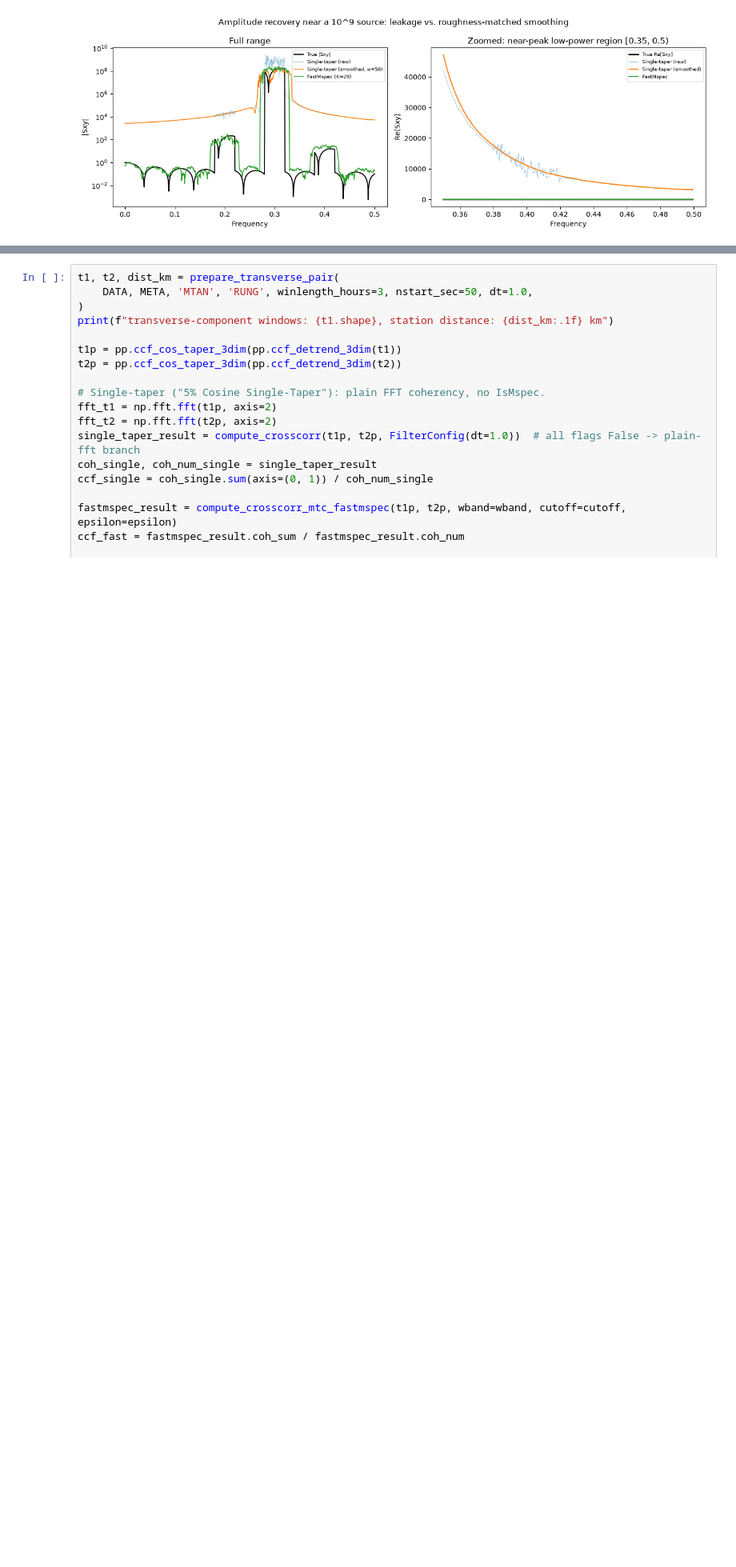
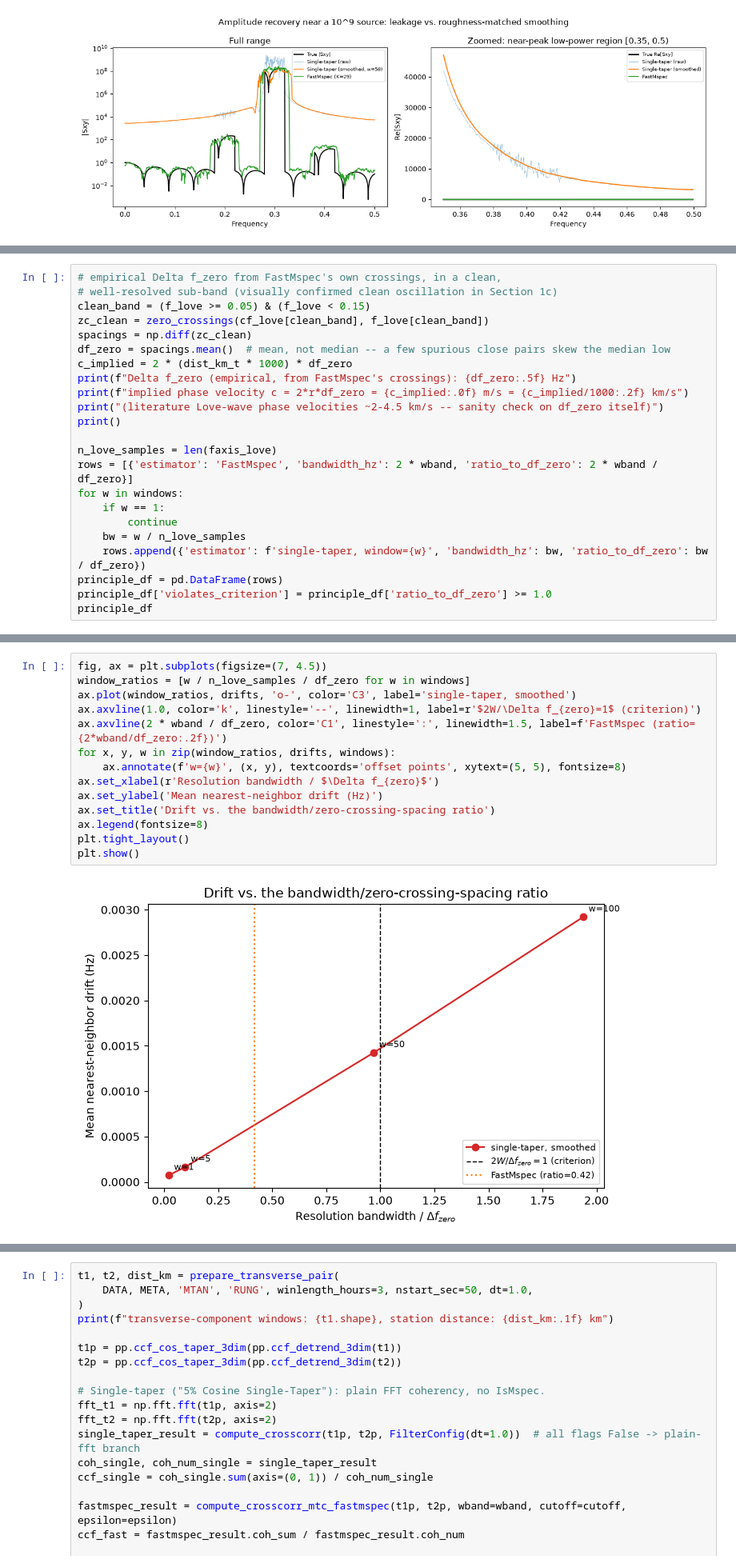
Before and after one commit to URseismology/FastMSPEC, a Jupyter notebook: notebooks/03_fastmspec_application.ipynb, the cells around one changed output, grey strips where cells are left out. Shown at 80% size. Drawn from its saved outputs; the diff is of its cells as text; blank space fills up the shorter version.

```diff
--- a/notebooks/03_fastmspec_application.ipynb
+++ b/notebooks/03_fastmspec_application.ipynb
@@ -457,0 +596,23 @@ cheaper estimate) gets you the leakage suppression half of that.
+# %%
+# empirical Delta f_zero from FastMspec's own crossings, in a clean,
+# well-resolved sub-band (visually confirmed clean oscillation in Section 1c)
+clean_band = (f_love >= 0.05) & (f_love < 0.15)
+zc_clean = zero_crossings(cf_love[clean_band], f_love[clean_band])
+spacings = np.diff(zc_clean)
+df_zero = spacings.mean()  # mean, not median -- a few spurious close pairs skew the median low
+c_implied = 2 * (dist_km_t * 1000) * df_zero
+print(f"Delta f_zero (empirical, from FastMspec's crossings): {df_zero:.5f} Hz")
+print(f"implied phase velocity c = 2*r*df_zero = {c_implied:.0f} m/s = {c_implied/1000:.2f} km/s")
+print("(literature Love-wave phase velocities ~2-4.5 km/s -- sanity check on df_zero itself)")
+print()
+
+n_love_samples = len(faxis_love)
+rows = [{'estimator': 'FastMspec', 'bandwidth_hz': 2 * wband, 'ratio_to_df_zero': 2 * wband / df_zero}]
+for w in windows:
+    if w == 1:
+        continue
+    bw = w / n_love_samples
+    rows.append({'estimator': f'single-taper, window={w}', 'bandwidth_hz': bw, 'ratio_to_df_zero': bw / df_zero})
+principle_df = pd.DataFrame(rows)
+principle_df['violates_criterion'] = principle_df['ratio_to_df_zero'] >= 1.0
+principle_df
@@ -457,0 +628,16 @@ cheaper estimate) gets you the leakage suppression half of that.
+# %%
+fig, ax = plt.subplots(figsize=(7, 4.5))
+window_ratios = [w / n_love_samples / df_zero for w in windows]
+ax.plot(window_ratios, drifts, 'o-', color='C3', label='single-taper, smoothed')
+ax.axvline(1.0, color='k', linestyle='--', linewidth=1, label=r'$2W/\Delta f_{zero}=1$ (criterion)')
+ax.axvline(2 * wband / df_zero, color='C1', linestyle=':', linewidth=1.5, label=f'FastMspec (ratio={2*wband/df_zero:.2f})')
+for x, y, w in zip(window_ratios, drifts, windows):
+    ax.annotate(f'w={w}', (x, y), textcoords='offset points', xytext=(5, 5), fontsize=8)
+ax.set_xlabel(r'Resolution bandwidth / $\Delta f_{zero}$')
+ax.set_ylabel('Mean nearest-neighbor drift (Hz)')
+ax.set_title('Drift vs. the bandwidth/zero-crossing-spacing ratio')
+ax.legend(fontsize=8)
+plt.tight_layout()
+plt.show()
+# %% [output]
+[figure, added]
```
Also changed, not shown: parts of 14 cells of this notebook, 1 other file.
